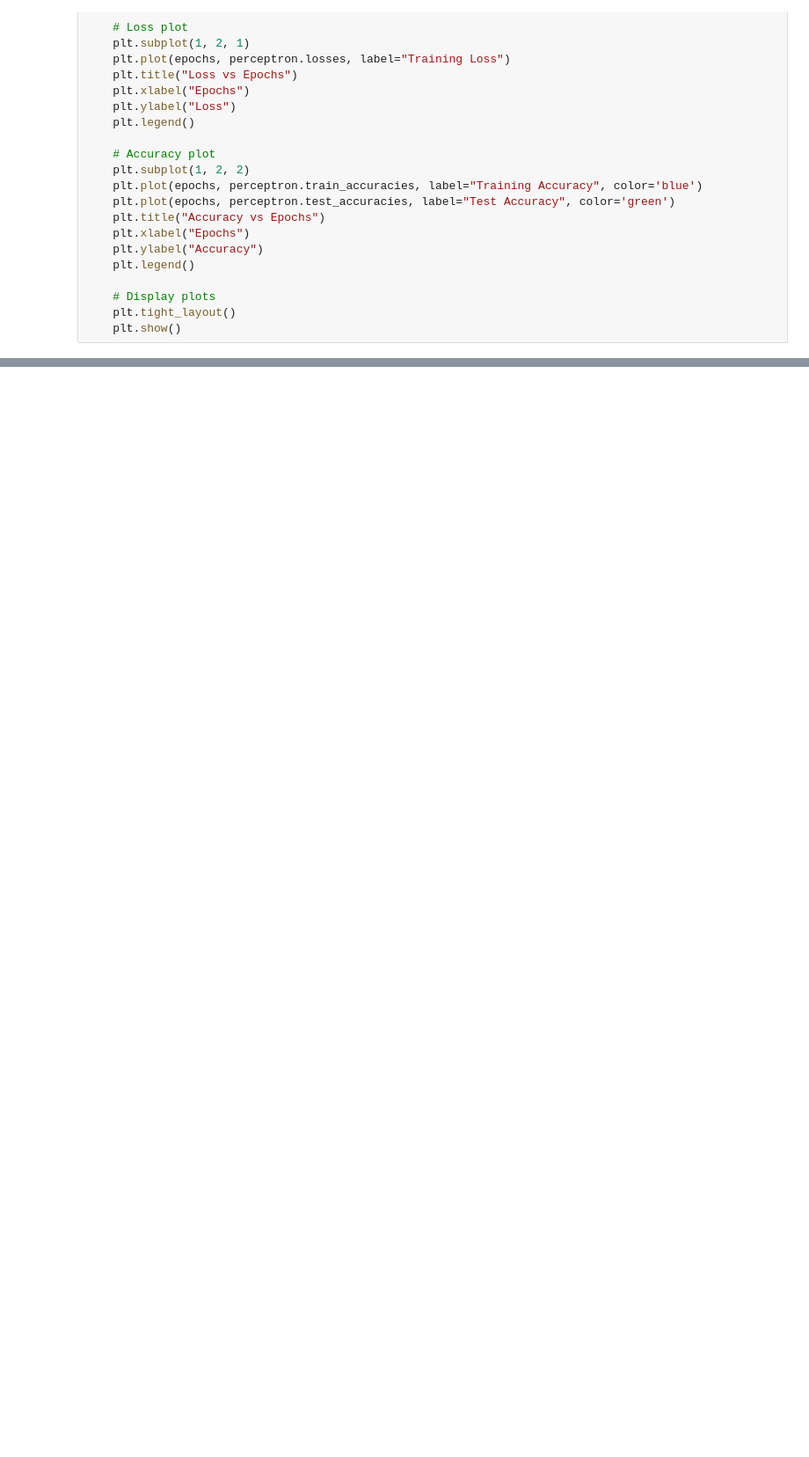
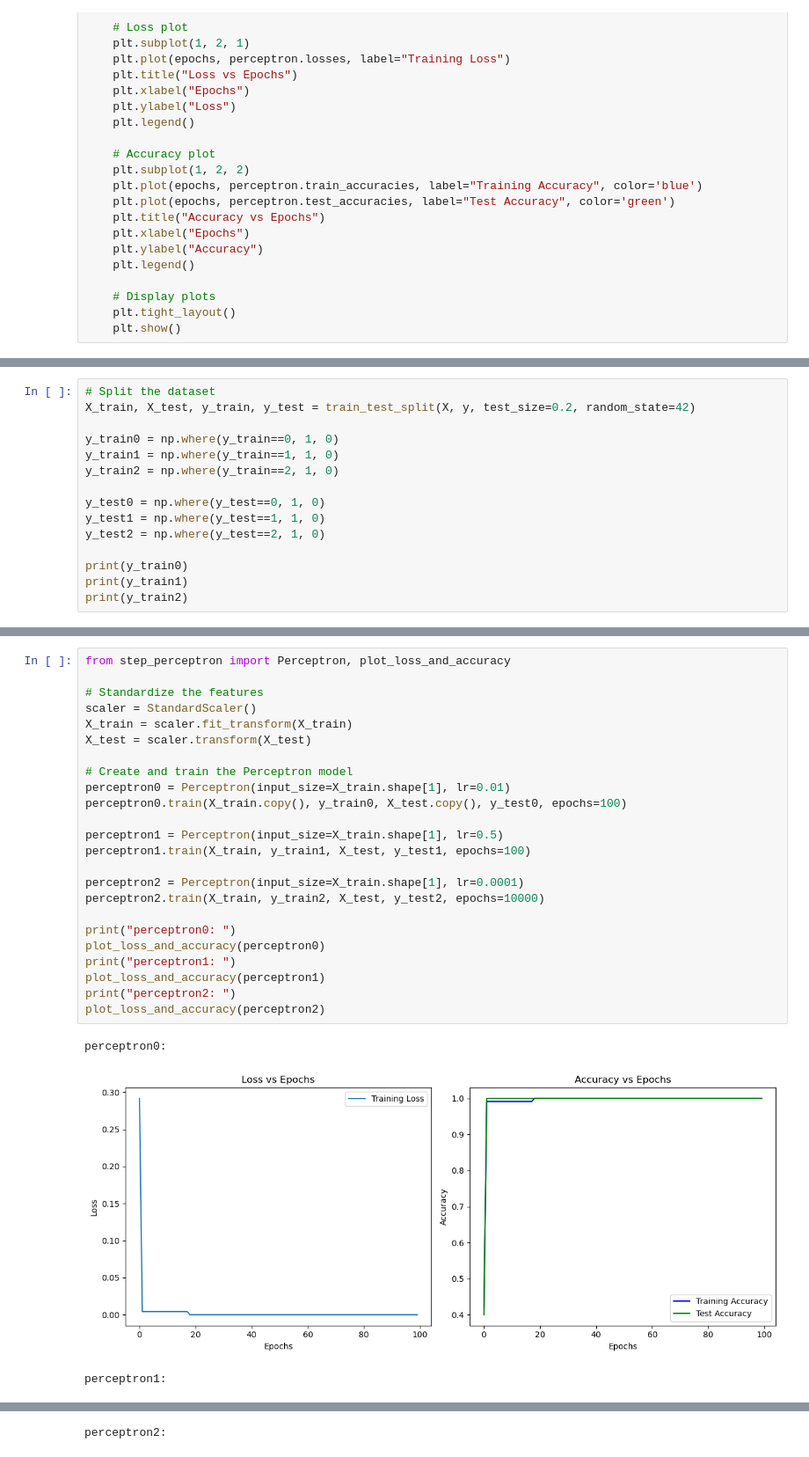
Before and after one commit to mmahdin/Computational-Intelligence-EE-AUT, a Jupyter notebook: lab/2/main.ipynb, the cells around one changed output, grey strips where cells are left out. Shown at 88% size. Drawn from its saved outputs; the diff is of its cells as text; blank space fills up the shorter version.

```diff
--- a/lab/2/main.ipynb
+++ b/lab/2/main.ipynb
@@ -192,0 +562,15 @@ lr: 0.1
+# %%
+# Split the dataset
+X_train, X_test, y_train, y_test = train_test_split(X, y, test_size=0.2, random_state=42)
+
+y_train0 = np.where(y_train==0, 1, 0)
+y_train1 = np.where(y_train==1, 1, 0)
+y_train2 = np.where(y_train==2, 1, 0)
+
+y_test0 = np.where(y_test==0, 1, 0)
+y_test1 = np.where(y_test==1, 1, 0)
+y_test2 = np.where(y_test==2, 1, 0)
+
+print(y_train0)
+print(y_train1)
+print(y_train2)
@@ -192,0 +590,28 @@ lr: 0.1
+# %%
+from step_perceptron import Perceptron, plot_loss_and_accuracy
+
+# Standardize the features
+scaler = StandardScaler()
+X_train = scaler.fit_transform(X_train)
+X_test = scaler.transform(X_test)
+
+# Create and train the Perceptron model
+perceptron0 = Perceptron(input_size=X_train.shape[1], lr=0.01)
+perceptron0.train(X_train.copy(), y_train0, X_test.copy(), y_test0, epochs=100)
+
+perceptron1 = Perceptron(input_size=X_train.shape[1], lr=0.5)
+perceptron1.train(X_train, y_train1, X_test, y_test1, epochs=100)
+
+perceptron2 = Perceptron(input_size=X_train.shape[1], lr=0.0001)
+perceptron2.train(X_train, y_train2, X_test, y_test2, epochs=10000)
+
+print("perceptron0: ")
+plot_loss_and_accuracy(perceptron0)
+print("perceptron1: ")
+plot_loss_and_accuracy(perceptron1)
+print("perceptron2: ")
+plot_loss_and_accuracy(perceptron2)
+# %% [output]
+perceptron0:
+[figure, added]
+perceptron1:
@@ -192,0 +619 @@ lr: 0.1
+perceptron2:
```
Also changed, not shown: parts of 28 cells of this notebook, 9 other files.
